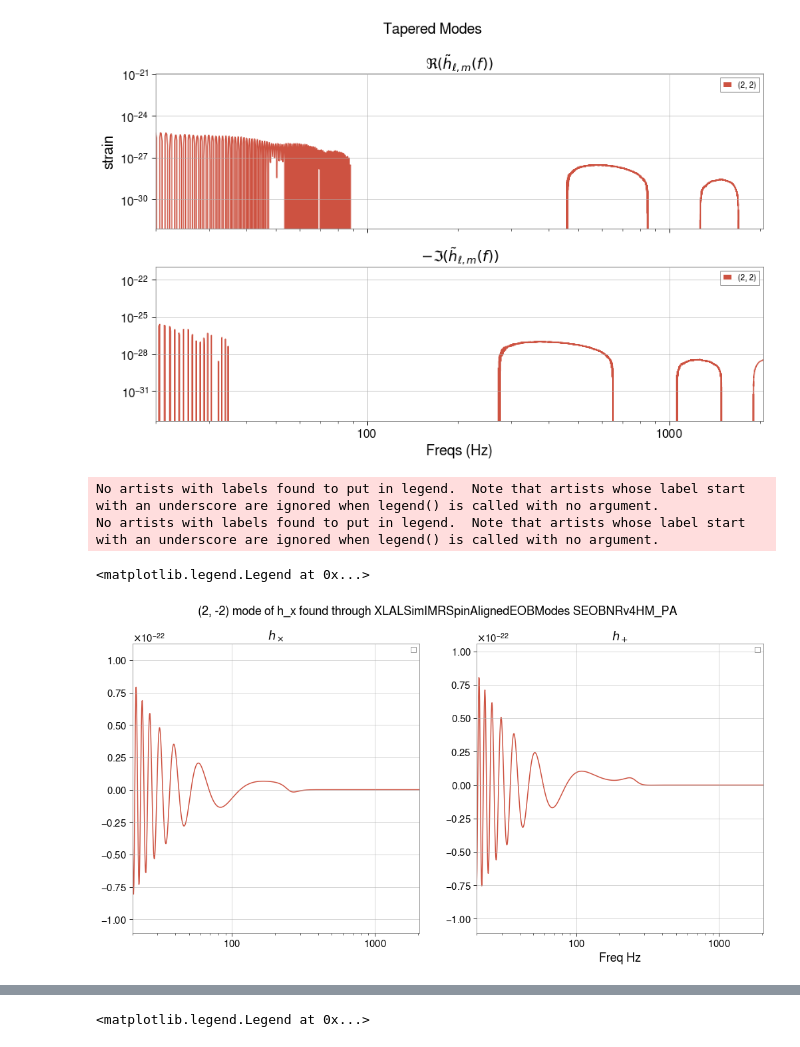
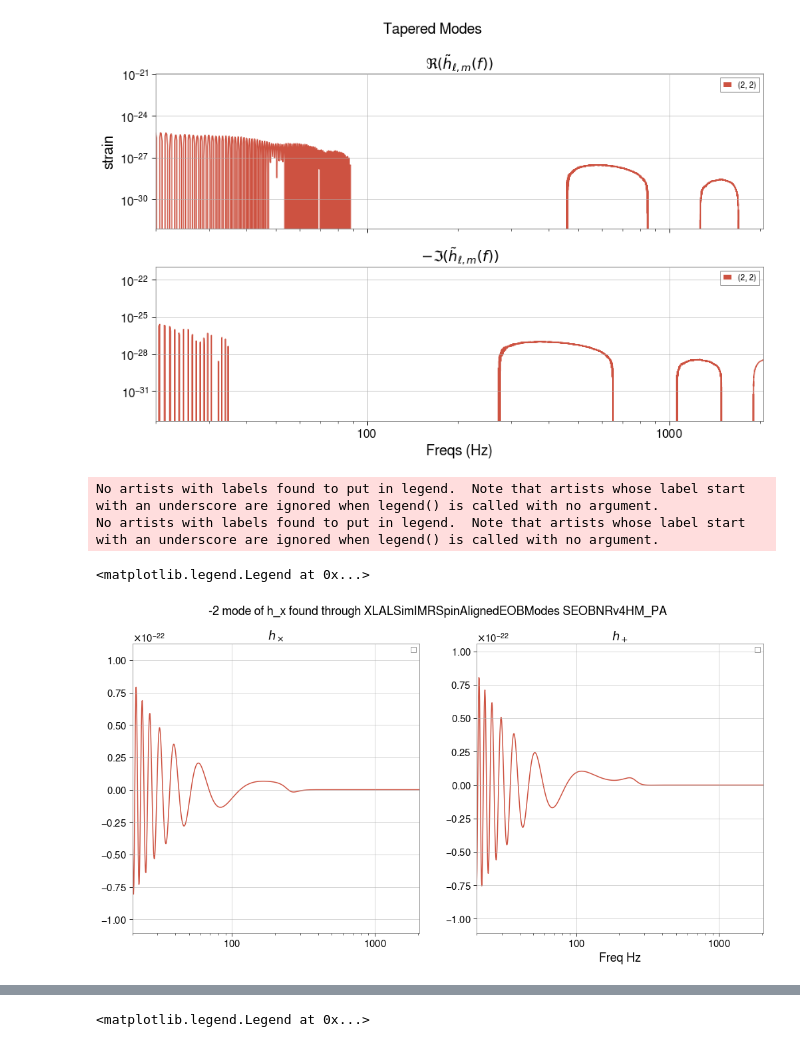
Before and after one commit to nihargupte-ph/dingo-devel-aei, a Jupyter notebook: tutorials/06_tgr/src/plotting.ipynb, the cells around one changed output, grey strips where cells are left out. Cells and saved outputs as stored; diff of their text form; code cells hidden in the pictures.

```diff
--- a/tutorials/06_tgr/src/plotting.ipynb
+++ b/tutorials/06_tgr/src/plotting.ipynb
@@ -991,28 +990,28 @@ plt.tight_layout()
 # %%
 pol_m = wfg_utils.get_polarizations_from_fd_modes_m(hlm_fd, iota, parameters["phase"])
 fig, axes = plt.subplots(1, 2, figsize=(17, 8))
-mode = (2, -2)
-fig.suptitle(f"{mode} mode of h_x found through XLALSimIMRSpinAlignedEOBModes SEOBNRv4HM_PA")
+m = -2
+fig.suptitle(f"{m} mode of h_x found through XLALSimIMRSpinAlignedEOBModes SEOBNRv4HM_PA")
 
 axes[0].set_xscale('log')
 axes[0].set_xlim([20, 2048])
 axes[0].set_title(r"$h_\times$")
-axes[0].plot(domain.sample_frequencies, pol_m[mode]["h_cross"])
+axes[0].plot(domain.sample_frequencies, pol_m[m]["h_cross"])
 axes[0].legend()
 
 # Plotting phase
 axes[1].set_xscale('log')
 axes[1].set_xlim([20, 2048])
 axes[1].set_title(r"$h_+$")
 axes[1].set_xlabel("Freq Hz")
-axes[1].plot(domain.sample_frequencies, pol_m[mode]["h_plus"])
+axes[1].plot(domain.sample_frequencies, pol_m[m]["h_plus"])
 axes[1].legend(loc='upper right')
 # plt.savefig("/data/nihargupte/projects/dingo-devel/tutorials/06_tgr/plots/XLALSimIMRSpinAlignedEOBModes_PA_pol.png")
 # %% [output]
 No artists with labels found to put in legend.  Note that artists whose label start with an underscore are ignored when legend() is called with no argument.
 No artists with labels found to put in legend.  Note that artists whose label start with an underscore are ignored when legend() is called with no argument.
 <matplotlib.legend.Legend at 0x...>
-[figure, old version]
+[figure, new version]
 # %%
 pol = sum_contributions_m(pol_m, phase_shift=phase_shift)
 pol_ref = wfg.generate_hplus_hcross(ref_parameters)
```
Also changed, not shown: parts of 3 cells of this notebook, 31 other files.
